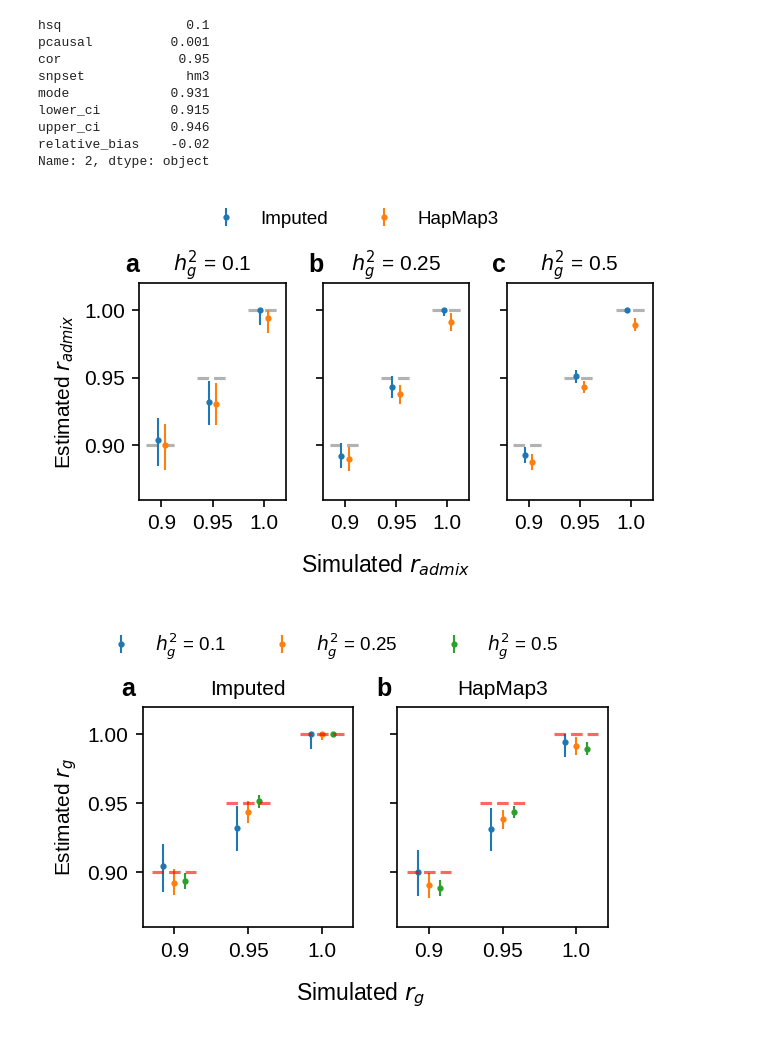
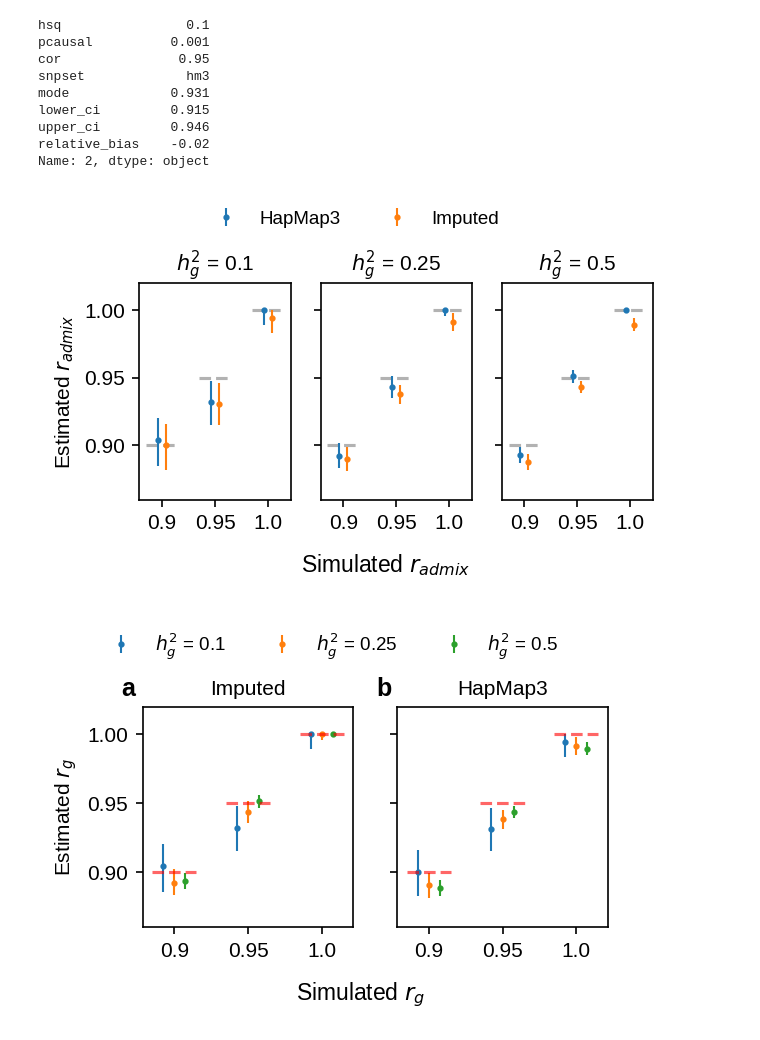
Before and after one commit to KangchengHou/admix-genet-cor, a Jupyter notebook: experiments/01-genome-wide-simulate-profile-likelihood/02-plot-rg.ipynb, the cells around one changed output. Saved outputs shown, nothing was run; the diff lists cells and outputs as text; code cells hidden in the pictures.

Commit message:
update figures

```diff
--- a/experiments/01-genome-wide-simulate-profile-likelihood/02-plot-rg.ipynb
+++ b/experiments/01-genome-wide-simulate-profile-likelihood/02-plot-rg.ipynb
@@ -103,7 +103,7 @@ upper_ci         0.946
 relative_bias    -0.02
 Name: 2, dtype: object
 # %%
-snpset_list = ["Imputed", "HapMap3"]
+snpset_list = ["HapMap3", "Imputed"]
 fig, axes = plt.subplots(figsize=(4.3, 2.2), dpi=150, ncols=3, sharey=True)
 for i_hsq, hsq in enumerate([0.1, 0.25, 0.5]):
     for i_snpset, snpset in enumerate(["imputed", "hm3"]):
@@ -145,42 +145,42 @@ for i_hsq, hsq in enumerate([0.1, 0.25, 0.5]):
             alpha=0.6,
             zorder=-10,
         )
     # annotation
-    axes[i_hsq].text(
-        -0.1,
-        1.05,
-        string.ascii_lowercase[i_hsq],
-        transform=axes[i_hsq].transAxes,
-        size=12,
-        weight="bold",
-    )
+#     axes[i_hsq].text(
+#         -0.1,
+#         1.05,
+#         string.ascii_lowercase[i_hsq],
+#         transform=axes[i_hsq].transAxes,
+#         size=12,
+#         weight="bold",
+#     )
 
 fig.text(
     0.55,
     -0.05,
     "Simulated $r_{admix}$",
     fontsize=11,
     ha="center",
 )
 
 handles, labels = axes[0].get_legend_handles_labels()
 # ph = [plt.plot([], marker="", ls="")[0]]  # Canvas
 # handles = ph + handles
 # labels = ["Simulated $h_g^2$:"] + labels  # Merging labels
 fig.legend(
     handles,
     labels,
     ncol=6,
     loc="center",
     bbox_to_anchor=[0.5, 1.02],
     frameon=False,
     fontsize=9,
 )
 
 fig.tight_layout()
 fig.savefig("results/estimate-rg.pdf", bbox_inches="tight")
 # %% [output]
-[figure, old version]
+[figure, new version]
 # %%
 dict_title = {"hm3": "HapMap3", "imputed": "Imputed"}
 
```
Also changed, not shown: 8 other files.
